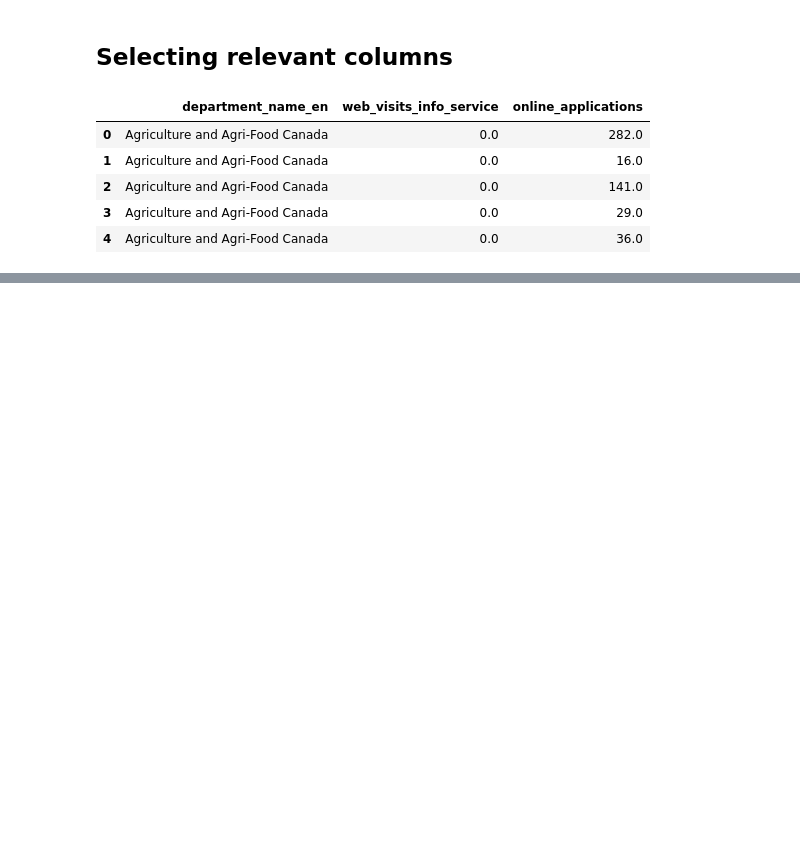
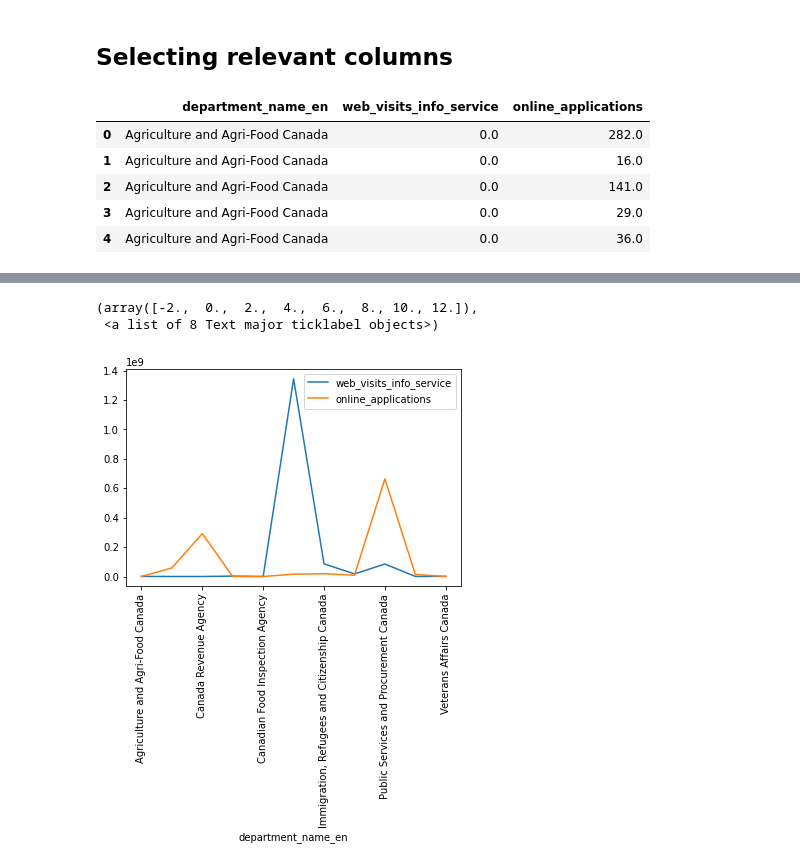
Before and after one commit to d-ta/GC-Service-Inventory-EDA, a Jupyter notebook: GC Service Inventory_DJ.ipynb, the cells around one changed output, grey strips where cells are left out. Cells and saved outputs as stored; diff of their text form; code cells hidden in the pictures; blank space fills up the shorter version.

Commit message:
Data frame with departments for which we have all 3 years of data. Basic plot of online web visits vs. online applications

```diff
--- a/GC Service Inventory_DJ.ipynb
+++ b/GC Service Inventory_DJ.ipynb
@@ -78,0 +62,4 @@ pd.reset_option('display.max_rows')
+# %%
+departments = df_inv[df_inv.fiscal_yr == '2016-2017'].department_name_en.unique()
+df_inv_relevantDeps = df_inv[df_inv.department_name_en.isin(departments)]
+df_inv_relevantDeps.shape
@@ -79,7 +68,7 @@ pd.reset_option('display.max_rows')
 # %% [markdown]
 ## Selecting relevant columns
 # %%
-df_inv_online_data = df_inv[['department_name_en', 'web_visits_info_service', 'online_applications']]
+df_inv_online_data = df_inv_relevantDeps[['department_name_en', 'web_visits_info_service', 'online_applications']]
 df_inv_online_data.head()
 # %% [output]
 |  | department_name_en | web_visits_info_service | online_applications |
@@ -88,3 +77,6 @@ df_inv_online_data.head()
 | 2 | Agriculture and Agri-Food Canada | 0.0 | 141.0 |
 | 3 | Agriculture and Agri-Food Canada | 0.0 | 29.0 |
 | 4 | Agriculture and Agri-Food Canada | 0.0 | 36.0 |
+# %%
+df_inv_online_data = df_inv_online_data.groupby('department_name_en').agg('sum')
+df_inv_online_data
@@ -90,0 +97,8 @@ df_inv_online_data.head()
+# %%
+import matplotlib.pyplot as plt
+df_inv_online_data.plot()
+plt.xticks(rotation = 90)
+# %% [output]
+(array([-2.,  0.,  2.,  4.,  6.,  8., 10., 12.]),
+ <a list of 8 Text major ticklabel objects>)
+[figure, added]
```
Also changed, not shown: parts of 8 cells of this notebook.
